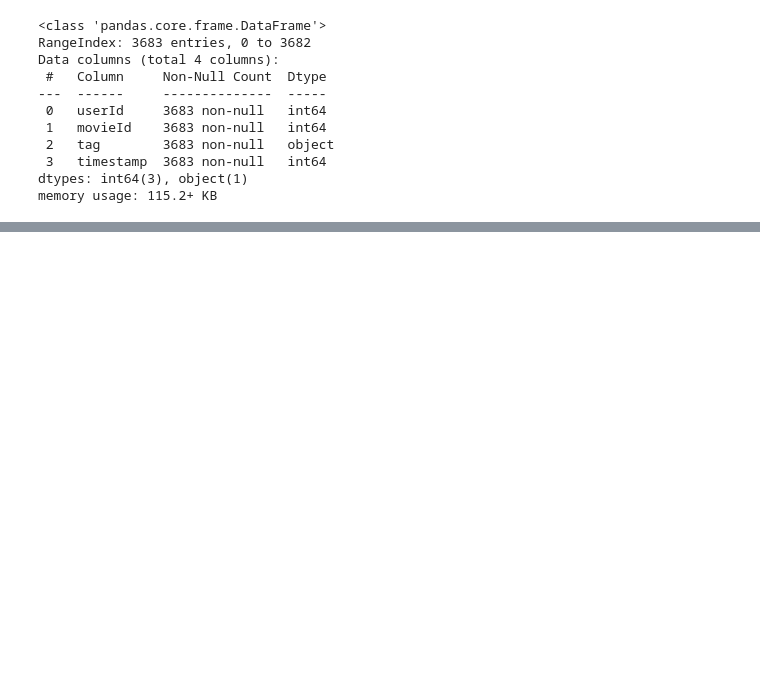
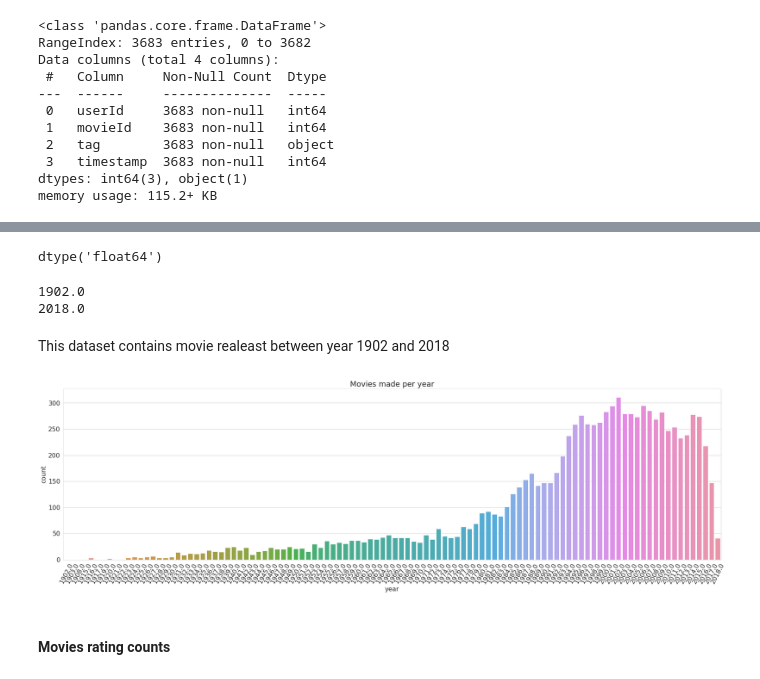
Before and after one commit to Obatsa/Movie-reccomender, a Jupyter notebook: phase_4_project.ipynb, the cells around one changed output, grey strips where cells are left out. Drawn from its saved outputs; the diff is of its cells as text; code cells hidden in the pictures; blank space fills up the shorter version.

```diff
--- a/phase_4_project.ipynb
+++ b/phase_4_project.ipynb
@@ -119,0 +222,4 @@ memory usage: 115.2+ KB
+# %%
+movies_df_cleaned = movies_df.copy()
+movies_df_cleaned.genres = movies_df.genres.map(lambda x: x.replace('|', ',').lower().split(','))
+movies_df_cleaned
@@ -119,0 +265,4 @@ memory usage: 115.2+ KB
+# %%
+# extracting years from the title column
+movies_df_cleaned['year'] = movies_df_cleaned['title'].str.extract('.*\((.*)\).*',expand = False)
+movies_df_cleaned.year.unique()
@@ -119,0 +292,4 @@ memory usage: 115.2+ KB
+# %%
+# changing it to 2007
+movies_df_cleaned.year = movies_df_cleaned.year.replace('2006–2007', '2007')
+movies_df_cleaned[movies_df_cleaned['year'] == "2006–2007"]
@@ -119,0 +317,29 @@ memory usage: 115.2+ KB
+# %%
+# changing the data type of the year column to integer
+movies_df_cleaned['year']= pd.to_numeric(movies_df_cleaned['year'],downcast ='integer')
+
+# describing the cleaned movie datafram
+movies_df_cleaned.year.dtype
+# %% [output]
+dtype('float64')
+# %%
+#Getting the first year
+print(movies_df_cleaned['year'].min())
+
+#Getting the latest year
+print(movies_df_cleaned['year'].max())
+# %% [output]
+1902.0
+2018.0
+# %% [markdown]
+This dataset contains movie realeast between year 1902 and 2018
+# %%
+plt.figure(figsize=(30,8))
+sns.countplot(x=movies_df_cleaned.year)
+plt.xticks(rotation=63)
+plt.title('Movies made per year')
+plt.show()
+# %% [output]
+[figure, added]
+# %% [markdown]
+#### Movies rating counts
```
Also changed, not shown: parts of 134 cells of this notebook.
